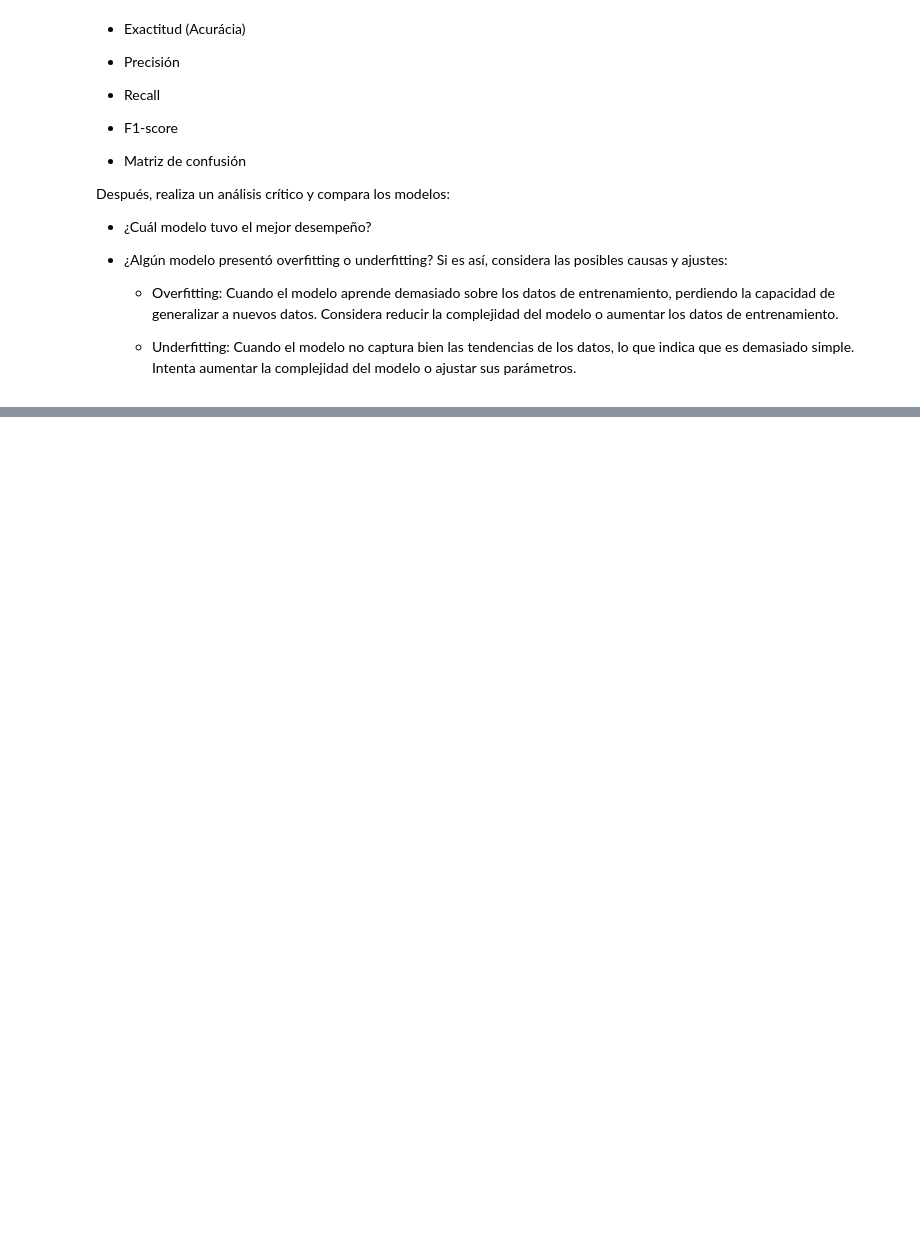
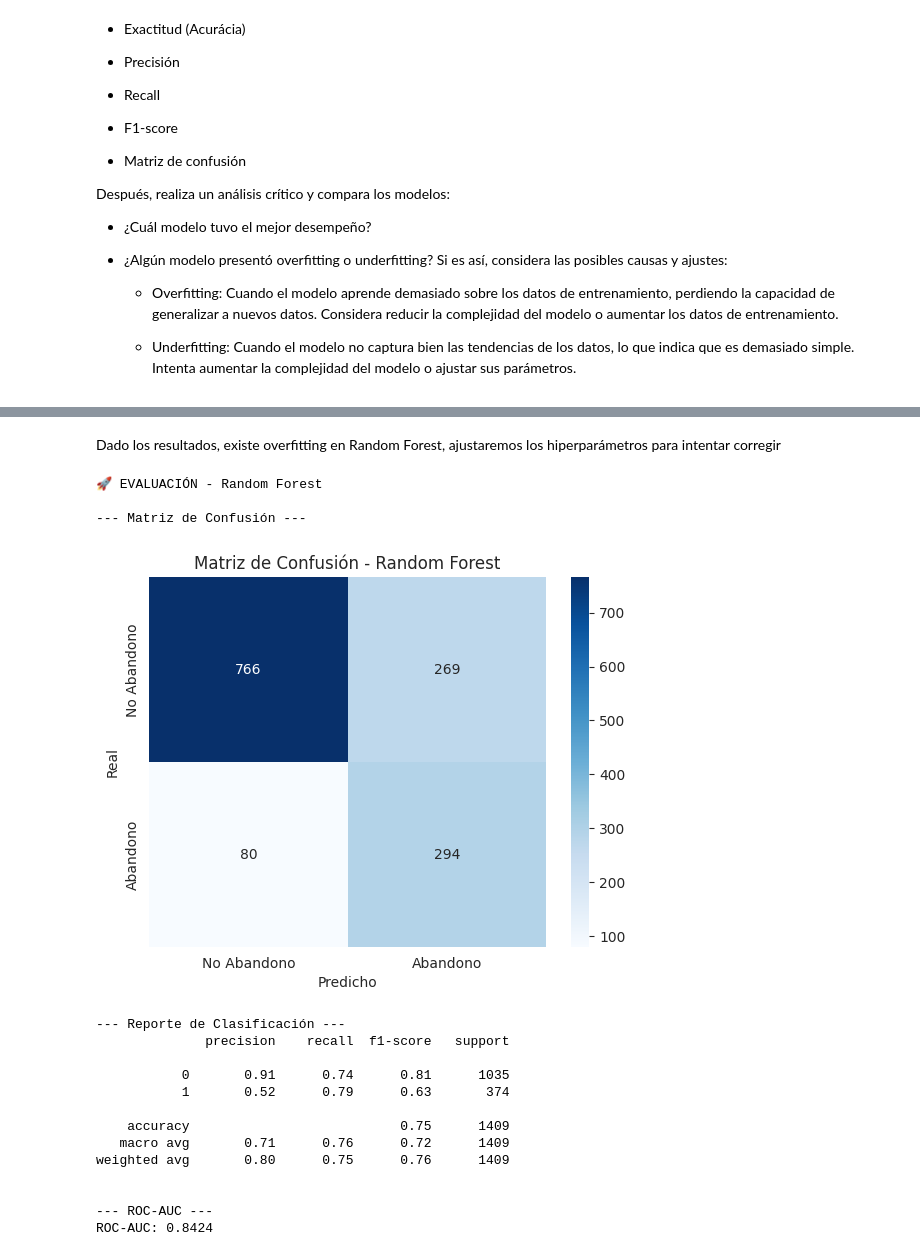
Before and after one commit to AenimaLabs/TelecomX2, a Jupyter notebook: TelecomX2.ipynb, the cells around one changed output, grey strips where cells are left out. Saved outputs shown, nothing was run; the diff lists cells and outputs as text; code cells hidden in the pictures; blank space fills up the shorter version.

```diff
--- a/TelecomX2.ipynb
+++ b/TelecomX2.ipynb
@@ -717,0 +818,39 @@ Después, realiza un análisis crítico y compara los modelos:
+# %% [markdown]
+Dado los resultados, existe overfitting en Random Forest, ajustaremos los hiperparámetros para intentar corregir
+# %%
+from sklearn.ensemble import RandomForestClassifier
+
+# Entrenar
+rf_ajustado = RandomForestClassifier( n_estimators=100,
+    max_depth=8,
+    min_samples_split=20,
+    min_samples_leaf=10,
+    class_weight='balanced',
+    random_state=42,
+    n_jobs=-1 )
+rf_ajustado.fit(X_train, y_train)
+
+# Predecir
+y_pred_rf_ajustado = rf_ajustado.predict(X_test)
+y_pred_proba_rf_ajustado = rf_ajustado.predict_proba(X_test)[:, 1]
+
+# Evaluar
+evaluar_modelo(y_test, y_pred_rf, y_pred_proba_rf, "Random Forest")
+# %% [output]
+🚀 EVALUACIÓN - Random Forest
+
+--- Matriz de Confusión ---
+[figure, added]
+--- Reporte de Clasificación ---
+              precision    recall  f1-score   support
+
+           0       0.91      0.74      0.81      1035
+           1       0.52      0.79      0.63       374
+
+    accuracy                           0.75      1409
+   macro avg       0.71      0.76      0.72      1409
+weighted avg       0.80      0.75      0.76      1409
+
+
+--- ROC-AUC ---
+ROC-AUC: 0.8424
```
Also changed, not shown: parts of 25 cells of this notebook.
